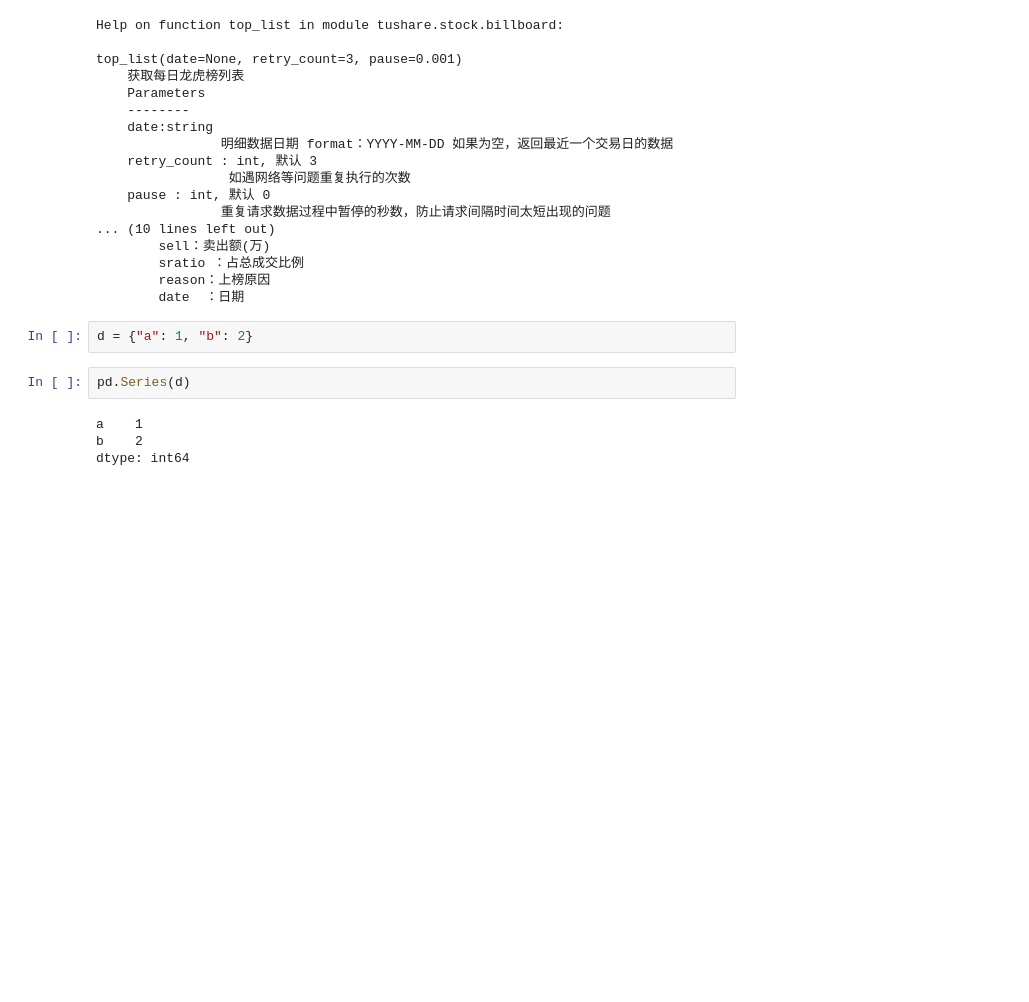
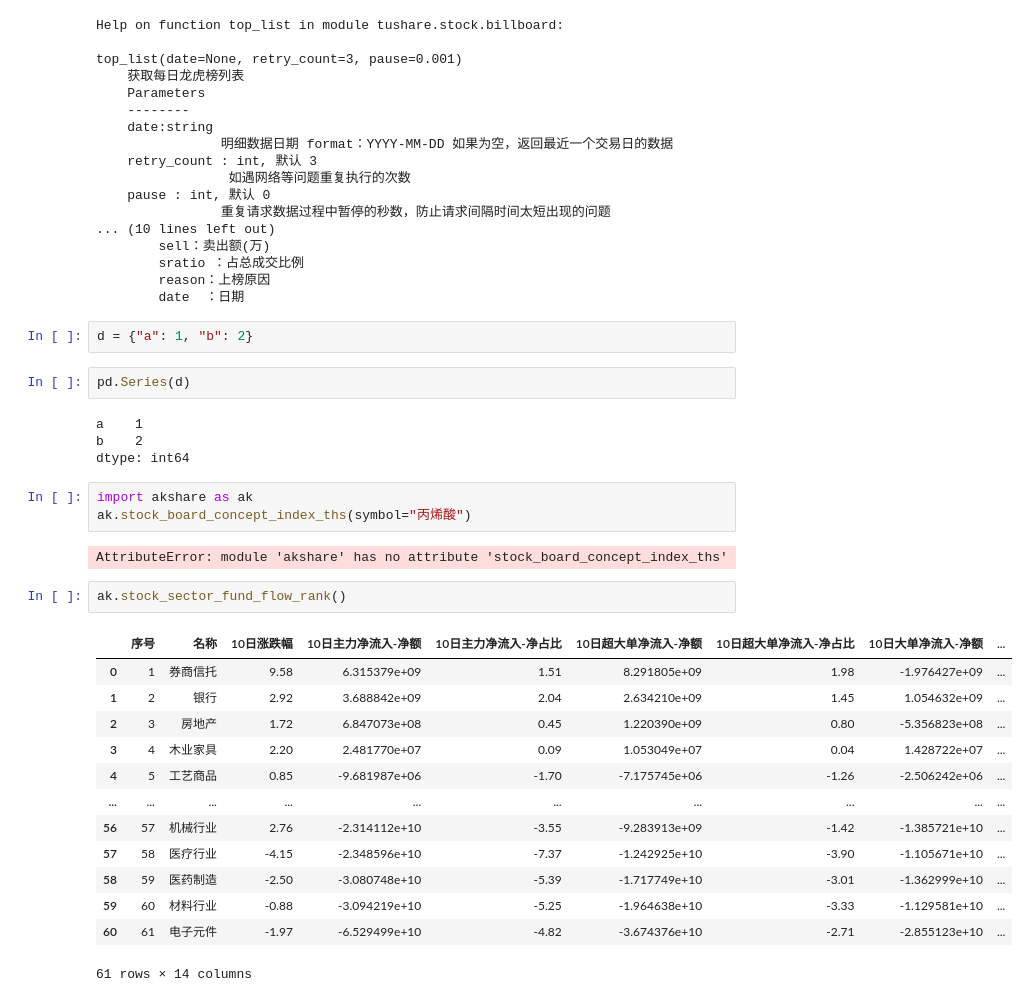
Before and after one commit to linfenglee/quant_trading, a Jupyter notebook: stock_trading/test.ipynb, the cells around one changed output. Drawn from its saved outputs; the diff is of its cells as text; blank space fills up the shorter version.

```diff
--- a/stock_trading/test.ipynb
+++ b/stock_trading/test.ipynb
@@ -491,3 +515,24 @@ pd.Series(d)
 a    1
 b    2
 dtype: int64
+# %%
+import akshare as ak
+ak.stock_board_concept_index_ths(symbol="丙烯酸")
+# %% [output]
+AttributeError: module 'akshare' has no attribute 'stock_board_concept_index_ths'
+# %%
+ak.stock_sector_fund_flow_rank()
+# %% [output]
+|  | 序号 | 名称 | 10日涨跌幅 | 10日主力净流入-净额 | 10日主力净流入-净占比 | 10日超大单净流入-净额 | 10日超大单净流入-净占比 | 10日大单净流入-净额 | ... |
+| 0 | 1 | 券商信托 | 9.58 | 6.315379e+09 | 1.51 | 8.291805e+09 | 1.98 | -1.976427e+09 | ... |
+| 1 | 2 | 银行 | 2.92 | 3.688842e+09 | 2.04 | 2.634210e+09 | 1.45 | 1.054632e+09 | ... |
+| 2 | 3 | 房地产 | 1.72 | 6.847073e+08 | 0.45 | 1.220390e+09 | 0.80 | -5.356823e+08 | ... |
+| 3 | 4 | 木业家具 | 2.20 | 2.481770e+07 | 0.09 | 1.053049e+07 | 0.04 | 1.428722e+07 | ... |
+| 4 | 5 | 工艺商品 | 0.85 | -9.681987e+06 | -1.70 | -7.175745e+06 | -1.26 | -2.506242e+06 | ... |
+| ... | ... | ... | ... | ... | ... | ... | ... | ... | ... |
+| 56 | 57 | 机械行业 | 2.76 | -2.314112e+10 | -3.55 | -9.283913e+09 | -1.42 | -1.385721e+10 | ... |
+| 57 | 58 | 医疗行业 | -4.15 | -2.348596e+10 | -7.37 | -1.242925e+10 | -3.90 | -1.105671e+10 | ... |
+| 58 | 59 | 医药制造 | -2.50 | -3.080748e+10 | -5.39 | -1.717749e+10 | -3.01 | -1.362999e+10 | ... |
+| 59 | 60 | 材料行业 | -0.88 | -3.094219e+10 | -5.25 | -1.964638e+10 | -3.33 | -1.129581e+10 | ... |
+| 60 | 61 | 电子元件 | -1.97 | -6.529499e+10 | -4.82 | -3.674376e+10 | -2.71 | -2.855123e+10 | ... |
+61 rows × 14 columns
```
Also changed, not shown: parts of 14 cells of this notebook, 3 other files.
